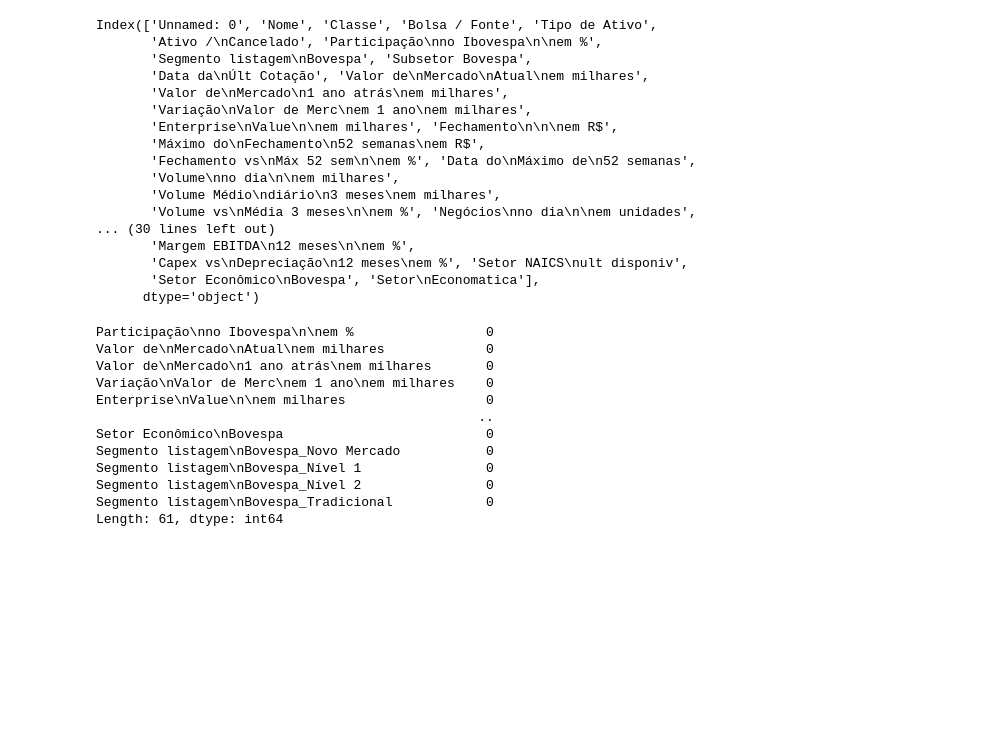
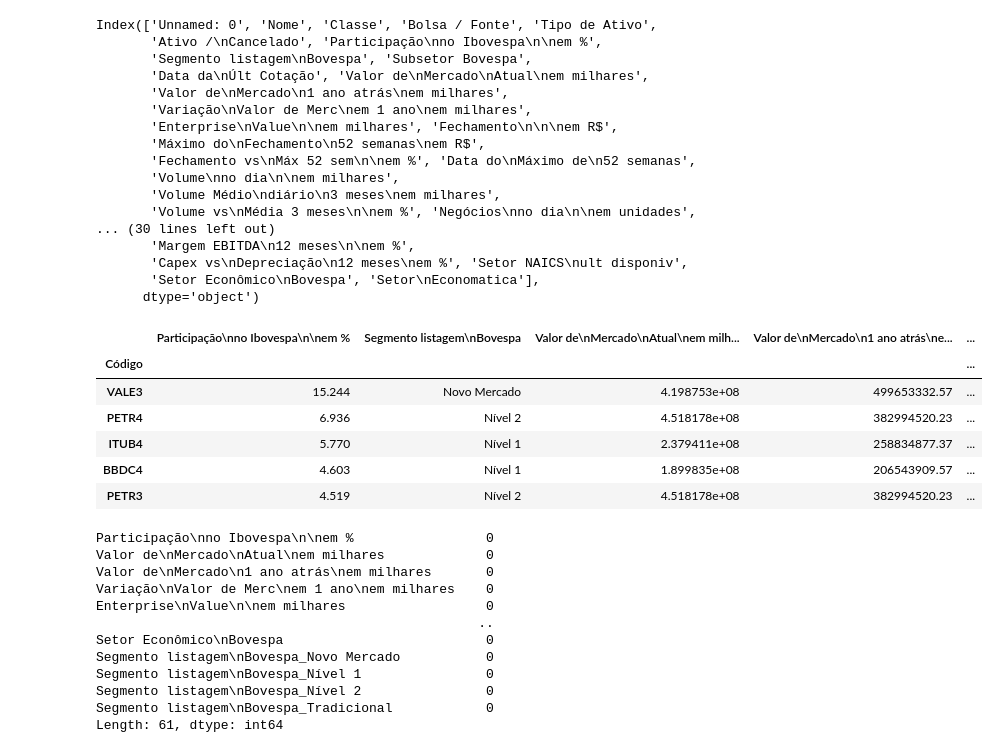
Before and after one commit to Jhonattanln/Modelo_Classificacao, a Jupyter notebook: Code.ipynb, the cells around one changed output. Saved outputs shown, nothing was run; the diff lists cells and outputs as text; code cells hidden in the pictures; blank space fills up the shorter version.

```diff
--- a/Code.ipynb
+++ b/Code.ipynb
@@ -36,5 +37,14 @@ Index(['Unnamed: 0', 'Nome', 'Classe', 'Bolsa / Fonte', 'Tipo de Ativo',
 df.drop(['Unnamed: 0', 'Ativo /\nCancelado', 'Classe', 'Nome','Bolsa / Fonte', 'Tipo de Ativo', 'Setor\nEconomatica', 'Setor NAICS\nult disponiv', 'Subsetor Bovespa', 'Data da\nÚlt Cotação', 'Data do\nÚltimo\nBalanço', 'Consolidado', 'Link da\nÚltima\nNota\nExplicativa', 'Data do\nMáximo de\n52 semanas'], axis=1, inplace=True)
 # %%
+### Configurando o DataFrame
 pd.set_option('max_columns', None)
-#df.head()
+df.head()
+# %% [output]
+|  | Participação\nno Ibovespa\n\nem % | Segmento listagem\nBovespa | Valor de\nMercado\nAtual\nem milh... | Valor de\nMercado\n1 ano atrás\ne... | ... |
+| Código |  |  |  |  | ... |
+| VALE3 | 15.244 | Novo Mercado | 4.198753e+08 | 499653332.57 | ... |
+| PETR4 | 6.936 | Nível 2 | 4.518178e+08 | 382994520.23 | ... |
+| ITUB4 | 5.770 | Nível 1 | 2.379411e+08 | 258834877.37 | ... |
+| BBDC4 | 4.603 | Nível 1 | 1.899835e+08 | 206543909.57 | ... |
+| PETR3 | 4.519 | Nível 2 | 4.518178e+08 | 382994520.23 | ... |
 # %%
```
Also changed, not shown: parts of 13 cells of this notebook.
